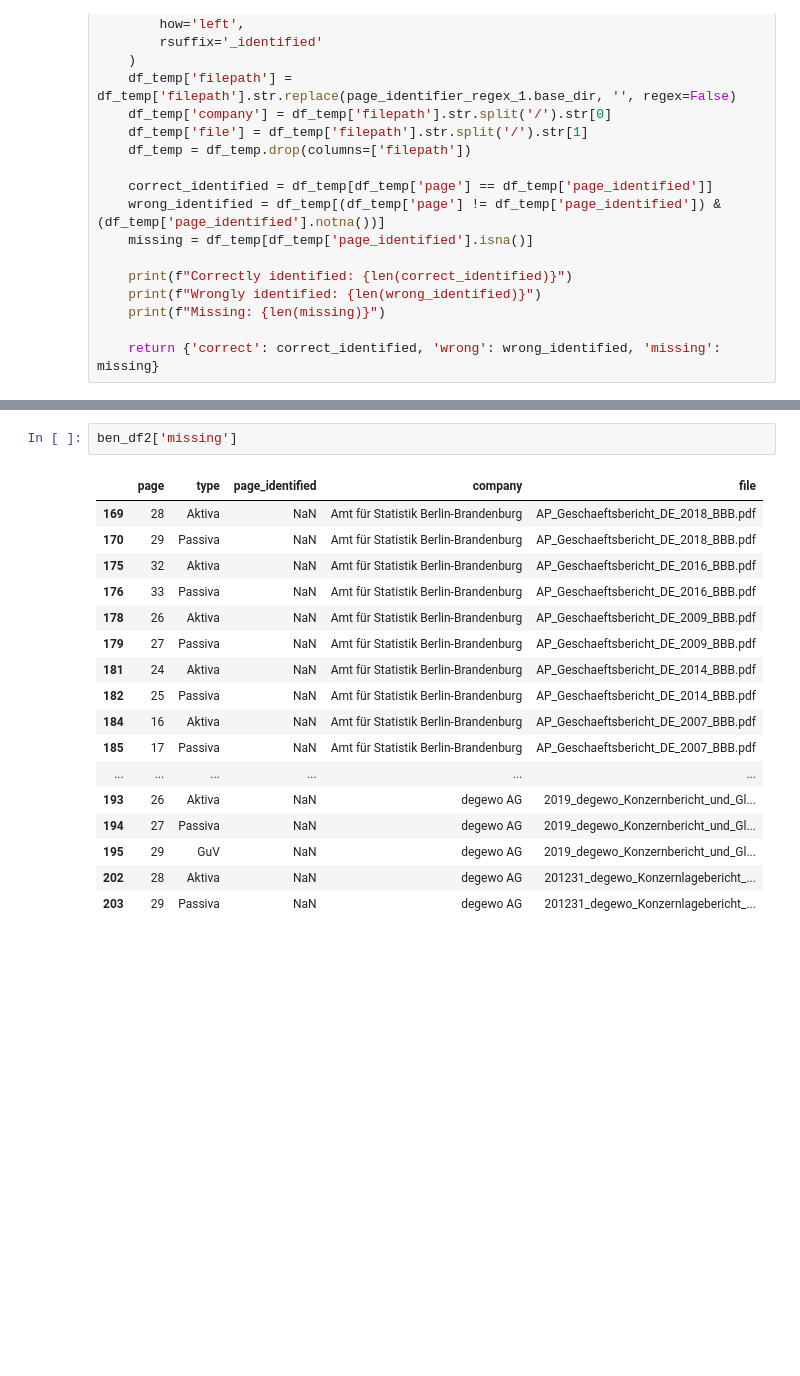
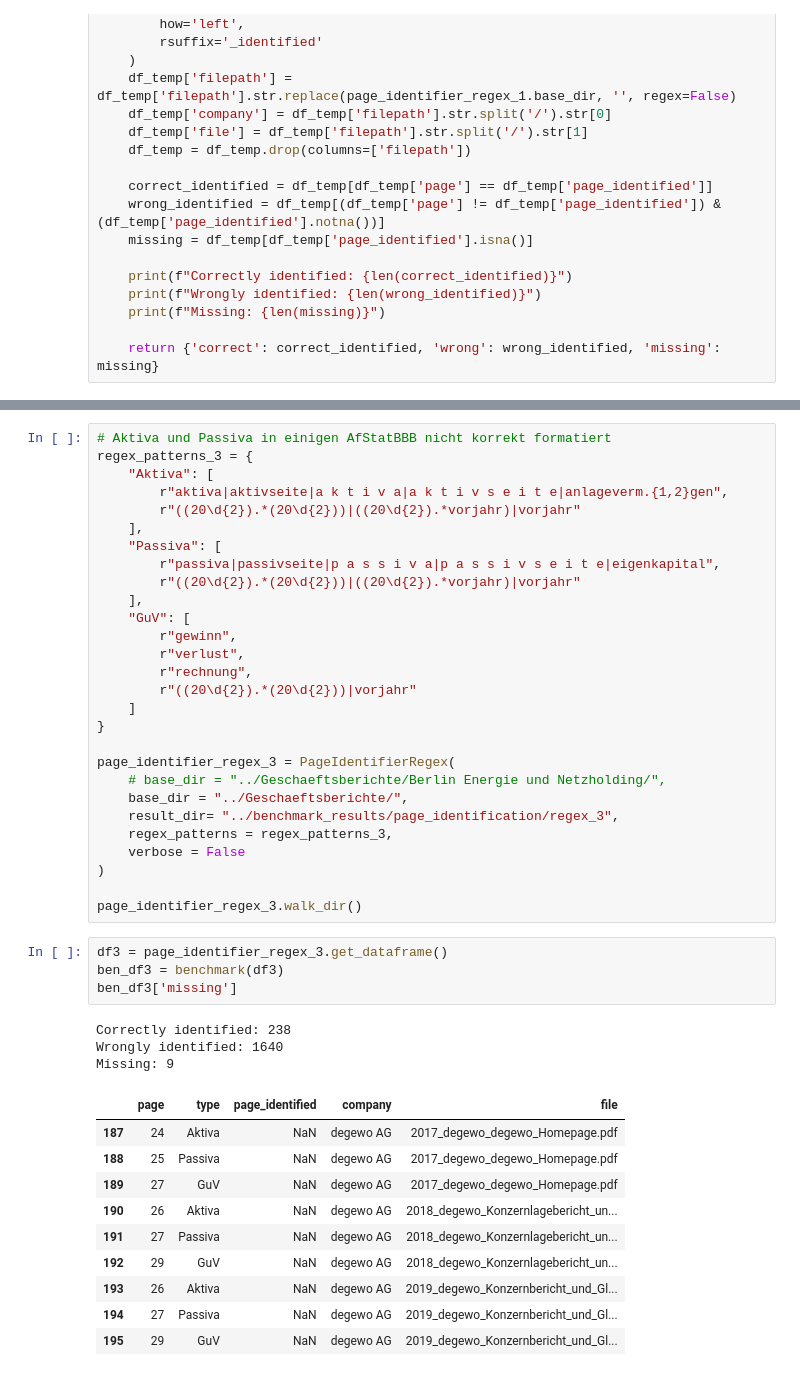
Before and after one commit to Famondir/Thesis, a Jupyter notebook: Python/page_detection_benchmark.ipynb, the cells around one changed output, grey strips where cells are left out. Saved outputs shown, nothing was run; the diff lists cells and outputs as text; blank space fills up the shorter version.

Commit message:
Added benchmarking function. Added OCR.

```diff
--- a/Python/page_detection_benchmark.ipynb
+++ b/Python/page_detection_benchmark.ipynb
@@ -216,20 +304,46 @@ Missing: 21
-# %%
-ben_df2['missing']
-# %% [output]
-|  | page | type | page_identified | company | file |
-| 169 | 28 | Aktiva | NaN | Amt für Statistik Berlin-Brandenburg | AP_Geschaeftsbericht_DE_2018_BBB.pdf |
-| 170 | 29 | Passiva | NaN | Amt für Statistik Berlin-Brandenburg | AP_Geschaeftsbericht_DE_2018_BBB.pdf |
-| 175 | 32 | Aktiva | NaN | Amt für Statistik Berlin-Brandenburg | AP_Geschaeftsbericht_DE_2016_BBB.pdf |
-| 176 | 33 | Passiva | NaN | Amt für Statistik Berlin-Brandenburg | AP_Geschaeftsbericht_DE_2016_BBB.pdf |
-| 178 | 26 | Aktiva | NaN | Amt für Statistik Berlin-Brandenburg | AP_Geschaeftsbericht_DE_2009_BBB.pdf |
-| 179 | 27 | Passiva | NaN | Amt für Statistik Berlin-Brandenburg | AP_Geschaeftsbericht_DE_2009_BBB.pdf |
-| 181 | 24 | Aktiva | NaN | Amt für Statistik Berlin-Brandenburg | AP_Geschaeftsbericht_DE_2014_BBB.pdf |
-| 182 | 25 | Passiva | NaN | Amt für Statistik Berlin-Brandenburg | AP_Geschaeftsbericht_DE_2014_BBB.pdf |
-| 184 | 16 | Aktiva | NaN | Amt für Statistik Berlin-Brandenburg | AP_Geschaeftsbericht_DE_2007_BBB.pdf |
-| 185 | 17 | Passiva | NaN | Amt für Statistik Berlin-Brandenburg | AP_Geschaeftsbericht_DE_2007_BBB.pdf |
-| ... | ... | ... | ... | ... | ... |
-| 193 | 26 | Aktiva | NaN | degewo AG | 2019_degewo_Konzernbericht_und_Gl... |
-| 194 | 27 | Passiva | NaN | degewo AG | 2019_degewo_Konzernbericht_und_Gl... |
-| 195 | 29 | GuV | NaN | degewo AG | 2019_degewo_Konzernbericht_und_Gl... |
-| 202 | 28 | Aktiva | NaN | degewo AG | 201231_degewo_Konzernlagebericht_... |
-| 203 | 29 | Passiva | NaN | degewo AG | 201231_degewo_Konzernlagebericht_... |
+# %%
+# Aktiva und Passiva in einigen AfStatBBB nicht korrekt formatiert
+regex_patterns_3 = {
+    "Aktiva": [
+        r"aktiva|aktivseite|a k t i v a|a k t i v s e i t e|anlageverm.{1,2}gen",
+        r"((20\d{2}).*(20\d{2}))|((20\d{2}).*vorjahr)|vorjahr"
+    ],
+    "Passiva": [
+        r"passiva|passivseite|p a s s i v a|p a s s i v s e i t e|eigenkapital",
+        r"((20\d{2}).*(20\d{2}))|((20\d{2}).*vorjahr)|vorjahr"
+    ],
+    "GuV": [
+        r"gewinn",
+        r"verlust",
+        r"rechnung",
+        r"((20\d{2}).*(20\d{2}))|vorjahr"
+    ]
+}
+
+page_identifier_regex_3 = PageIdentifierRegex(
+    # base_dir = "../Geschaeftsberichte/Berlin Energie und Netzholding/",
+    base_dir = "../Geschaeftsberichte/",
+    result_dir= "../benchmark_results/page_identification/regex_3",
+    regex_patterns = regex_patterns_3,
+    verbose = False
+)
+
+page_identifier_regex_3.walk_dir()
+# %%
+df3 = page_identifier_regex_3.get_dataframe()
+ben_df3 = benchmark(df3)
+ben_df3['missing']
+# %% [output]
+Correctly identified: 238
+Wrongly identified: 1640
+Missing: 9
+|  | page | type | page_identified | company | file |
+| 187 | 24 | Aktiva | NaN | degewo AG | 2017_degewo_degewo_Homepage.pdf |
+| 188 | 25 | Passiva | NaN | degewo AG | 2017_degewo_degewo_Homepage.pdf |
+| 189 | 27 | GuV | NaN | degewo AG | 2017_degewo_degewo_Homepage.pdf |
+| 190 | 26 | Aktiva | NaN | degewo AG | 2018_degewo_Konzernlagebericht_un... |
+| 191 | 27 | Passiva | NaN | degewo AG | 2018_degewo_Konzernlagebericht_un... |
+| 192 | 29 | GuV | NaN | degewo AG | 2018_degewo_Konzernlagebericht_un... |
+| 193 | 26 | Aktiva | NaN | degewo AG | 2019_degewo_Konzernbericht_und_Gl... |
+| 194 | 27 | Passiva | NaN | degewo AG | 2019_degewo_Konzernbericht_und_Gl... |
+| 195 | 29 | GuV | NaN | degewo AG | 2019_degewo_Konzernbericht_und_Gl... |
```
Also changed, not shown: parts of 14 cells of this notebook.
